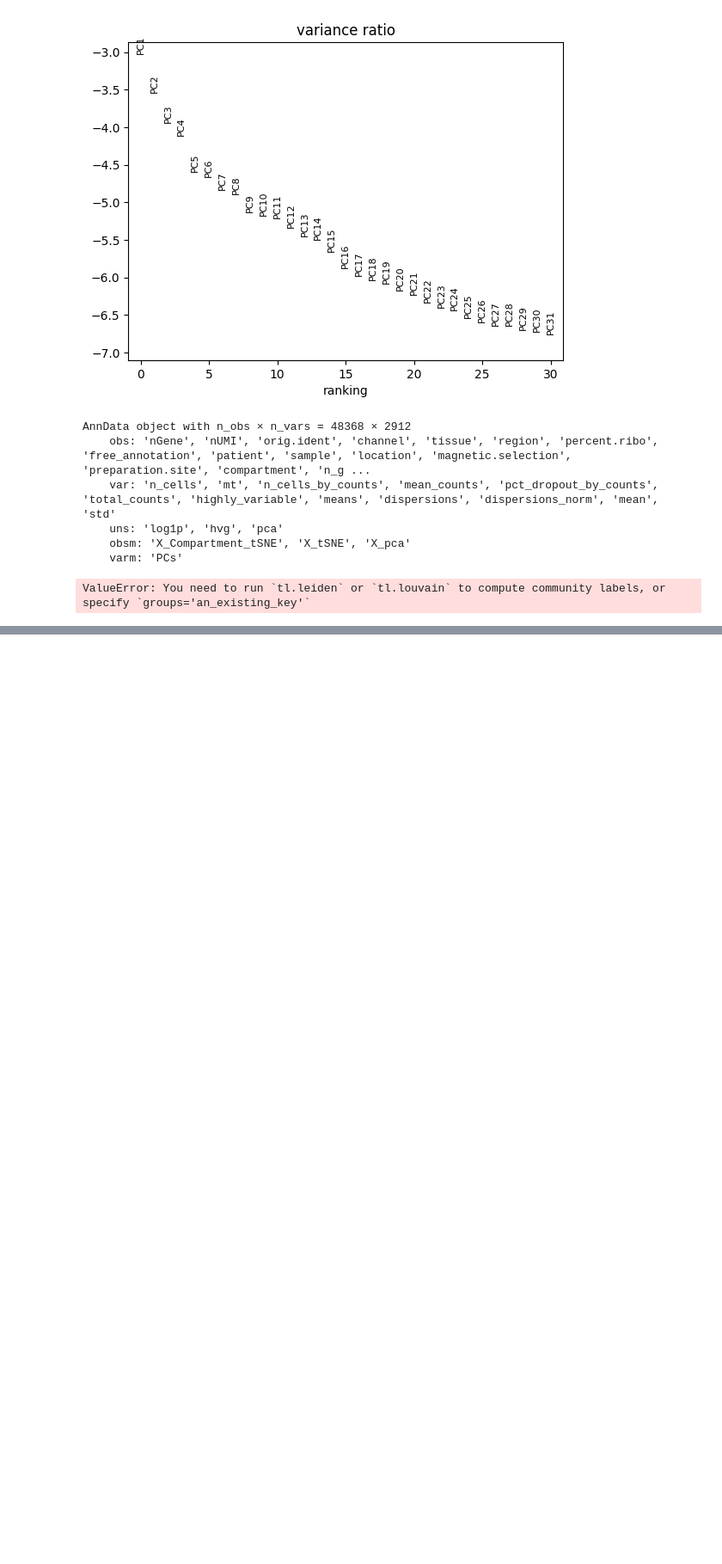
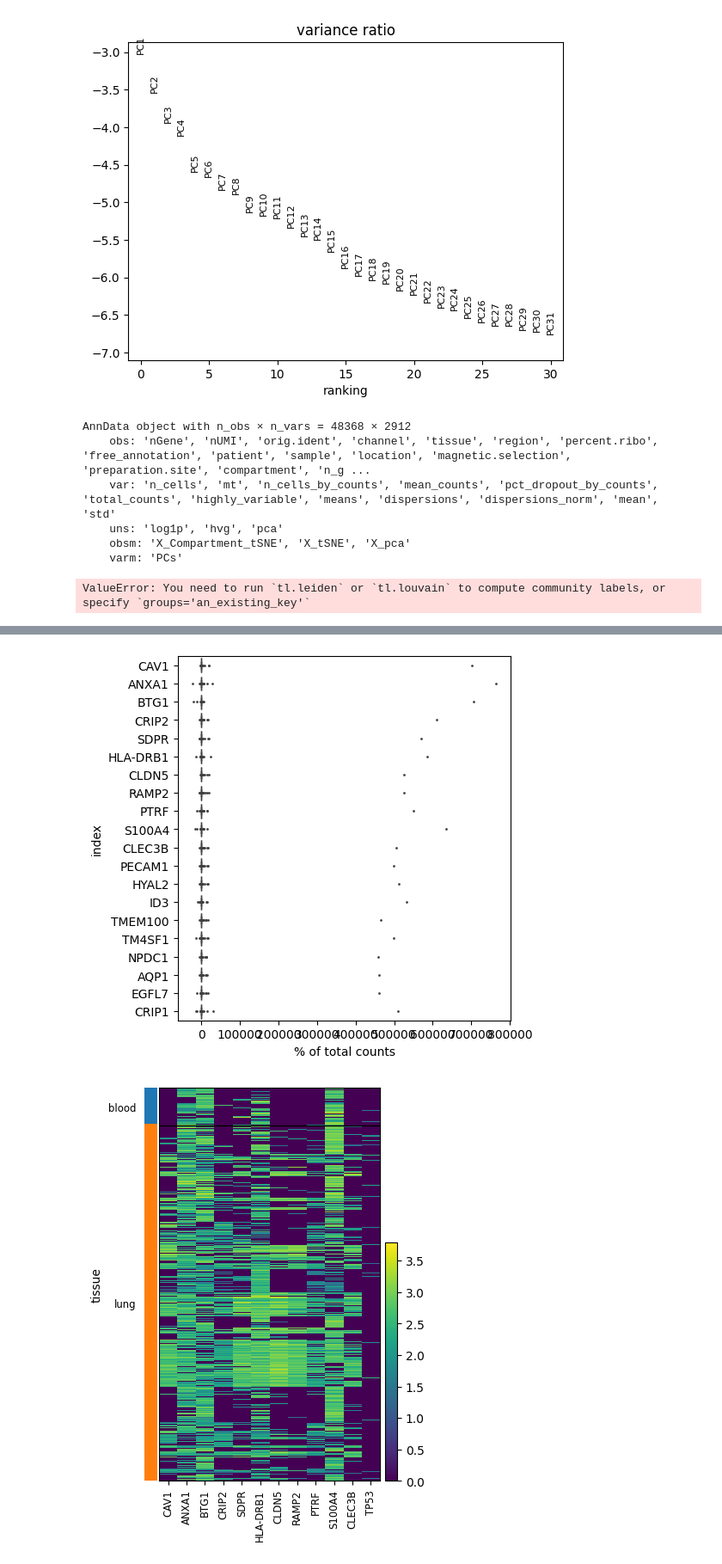
Before and after one commit to archana-b24/sc-spatial-analysis, a Jupyter notebook: initialAnalysis.ipynb, the cells around one changed output, grey strips where cells are left out. Shown at 86% size. Saved outputs shown, nothing was run; the diff lists cells and outputs as text; code cells hidden in the pictures; blank space fills up the shorter version.

```diff
--- a/initialAnalysis.ipynb
+++ b/initialAnalysis.ipynb
@@ -102,0 +106,6 @@ Requirement already satisfied: texttable>=1.6.2 in /Users/shivaramakrishna/Libra
+# %%
+top20 = sc.pl.highest_expr_genes(adata, n_top=20, )
+sc.pl.heatmap(adata, var_names=['CAV1','ANXA1','BTG1','CRIP2','SDPR','HLA-DRB1','CLDN5','RAMP2','PTRF','S100A4','CLEC3B','TP53'], groupby='tissue')
+# %% [output]
+[figure, added]
+[figure, added]
```
Also changed, not shown: parts of 13 cells of this notebook, 6 other files.
